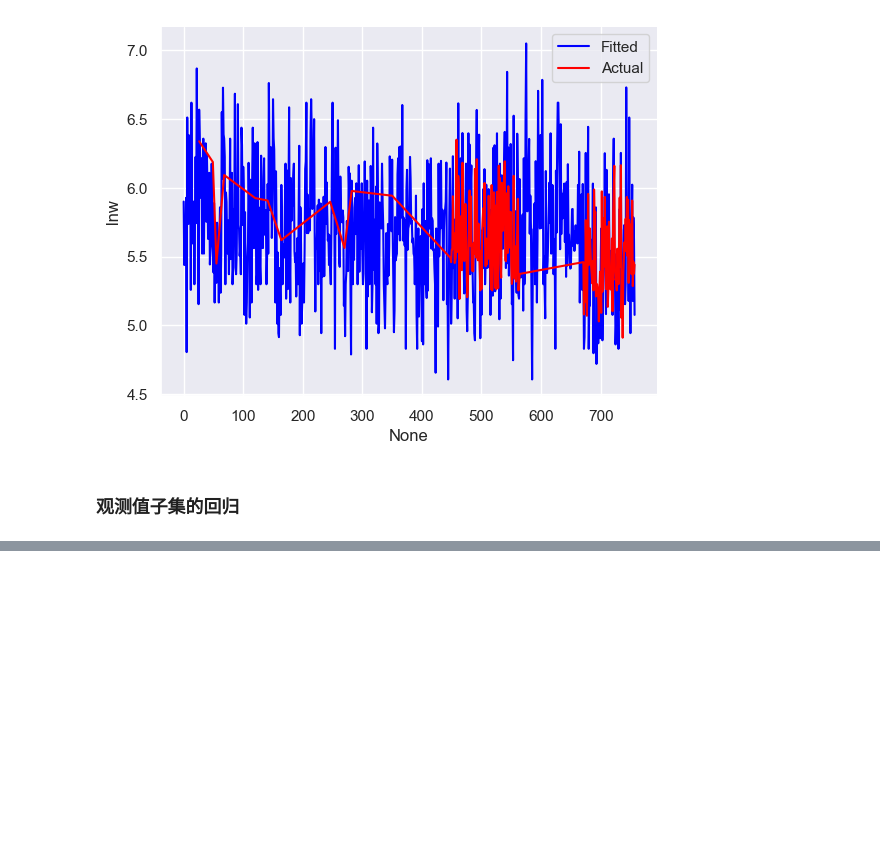
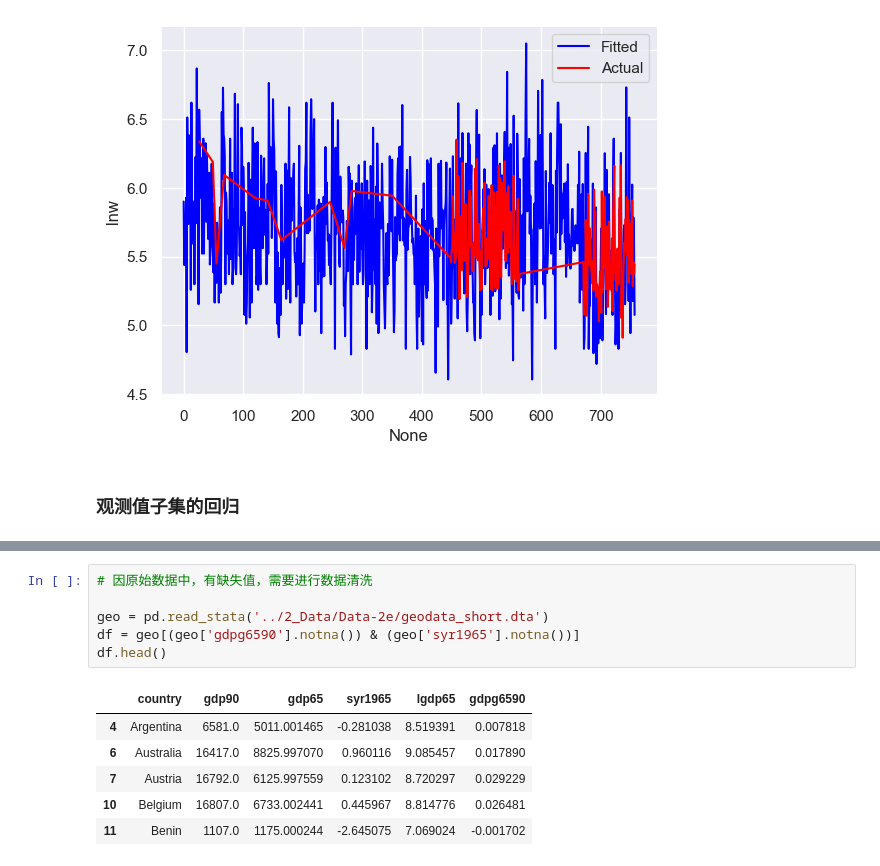
Before and after one commit to watalo/eco-stats, a Jupyter notebook: Econometrics_cq/1_Code/Chapter_05.ipynb, the cells around one changed output, grey strips where cells are left out. Cells and saved outputs as stored; diff of their text form; blank space fills up the shorter version.

```diff
--- a/Econometrics_cq/1_Code/Chapter_05.ipynb
+++ b/Econometrics_cq/1_Code/Chapter_05.ipynb
@@ -444,0 +572,13 @@ Notes:
+# %%
+# 因原始数据中，有缺失值，需要进行数据清洗
+
+geo = pd.read_stata('../2_Data/Data-2e/geodata_short.dta')
+df = geo[(geo['gdpg6590'].notna()) & (geo['syr1965'].notna())]
+df.head()
+# %% [output]
+|  | country | gdp90 | gdp65 | syr1965 | lgdp65 | gdpg6590 |
+| 4 | Argentina | 6581.0 | 5011.001465 | -0.281038 | 8.519391 | 0.007818 |
+| 6 | Australia | 16417.0 | 8825.997070 | 0.960116 | 9.085457 | 0.017890 |
+| 7 | Austria | 16792.0 | 6125.997559 | 0.123102 | 8.720297 | 0.029229 |
+| 10 | Belgium | 16807.0 | 6733.002441 | 0.445967 | 8.814776 | 0.026481 |
+| 11 | Benin | 1107.0 | 1175.000244 | -2.645075 | 7.069024 | -0.001702 |
```
Also changed, not shown: parts of 22 cells of this notebook, 2 other files.
